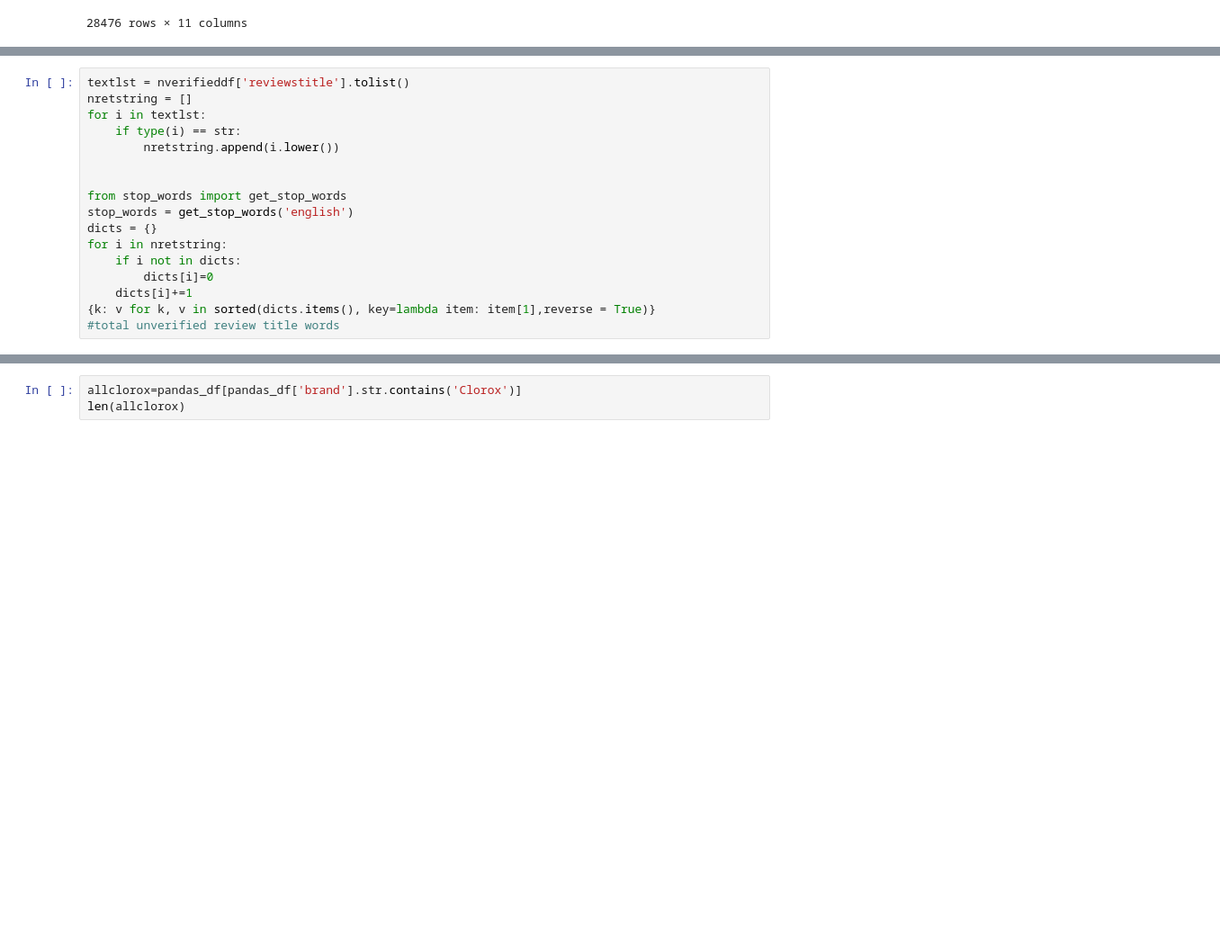
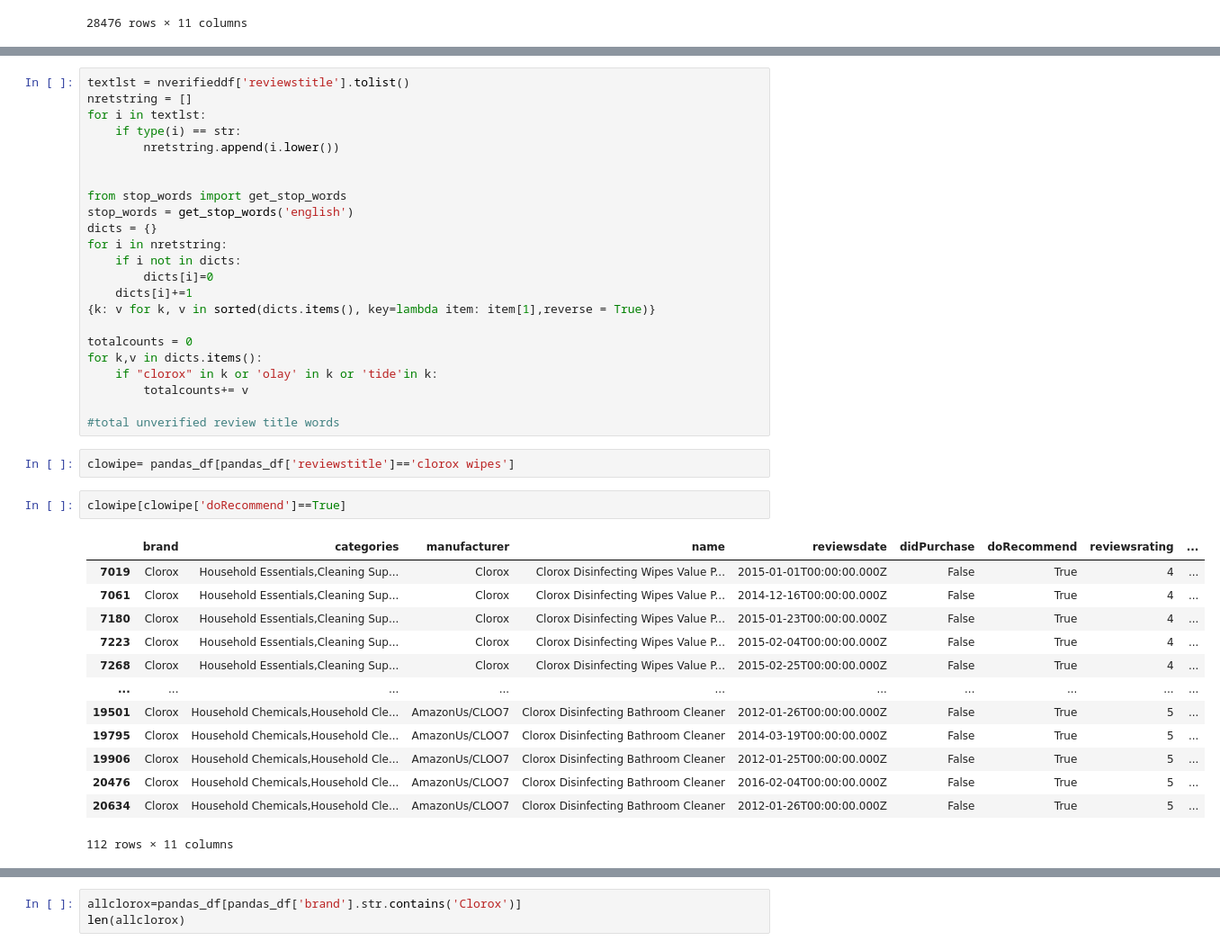
Before and after one commit to shigos/Social-Proof-Analysis-, a Jupyter notebook: notebook/win-note.ipynb, the cells around one changed output, grey strips where cells are left out. Shown at 90% size. Cells and saved outputs as stored; diff of their text form; blank space fills up the shorter version.

```diff
--- a/notebook/win-note.ipynb
+++ b/notebook/win-note.ipynb
@@ -397,4 +568,28 @@ for i in nretstring:
         dicts[i]=0
     dicts[i]+=1
 {k: v for k, v in sorted(dicts.items(), key=lambda item: item[1],reverse = True)}
+
+totalcounts = 0
+for k,v in dicts.items():
+    if "clorox" in k or 'olay' in k or 'tide'in k:
+        totalcounts+= v
+
 #total unverified review title words
+# %%
+clowipe= pandas_df[pandas_df['reviewstitle']=='clorox wipes']
+# %%
+clowipe[clowipe['doRecommend']==True]
+# %% [output]
+|  | brand | categories | manufacturer | name | reviewsdate | didPurchase | doRecommend | reviewsrating | ... |
+| 7019 | Clorox | Household Essentials,Cleaning Sup... | Clorox | Clorox Disinfecting Wipes Value P... | 2015-01-01T00:00:00.000Z | False | True | 4 | ... |
+| 7061 | Clorox | Household Essentials,Cleaning Sup... | Clorox | Clorox Disinfecting Wipes Value P... | 2014-12-16T00:00:00.000Z | False | True | 4 | ... |
+| 7180 | Clorox | Household Essentials,Cleaning Sup... | Clorox | Clorox Disinfecting Wipes Value P... | 2015-01-23T00:00:00.000Z | False | True | 4 | ... |
+| 7223 | Clorox | Household Essentials,Cleaning Sup... | Clorox | Clorox Disinfecting Wipes Value P... | 2015-02-04T00:00:00.000Z | False | True | 4 | ... |
+| 7268 | Clorox | Household Essentials,Cleaning Sup... | Clorox | Clorox Disinfecting Wipes Value P... | 2015-02-25T00:00:00.000Z | False | True | 4 | ... |
+| ... | ... | ... | ... | ... | ... | ... | ... | ... | ... |
+| 19501 | Clorox | Household Chemicals,Household Cle... | AmazonUs/CLOO7 | Clorox Disinfecting Bathroom Cleaner | 2012-01-26T00:00:00.000Z | False | True | 5 | ... |
+| 19795 | Clorox | Household Chemicals,Household Cle... | AmazonUs/CLOO7 | Clorox Disinfecting Bathroom Cleaner | 2014-03-19T00:00:00.000Z | False | True | 5 | ... |
+| 19906 | Clorox | Household Chemicals,Household Cle... | AmazonUs/CLOO7 | Clorox Disinfecting Bathroom Cleaner | 2012-01-25T00:00:00.000Z | False | True | 5 | ... |
+| 20476 | Clorox | Household Chemicals,Household Cle... | AmazonUs/CLOO7 | Clorox Disinfecting Bathroom Cleaner | 2016-02-04T00:00:00.000Z | False | True | 5 | ... |
+| 20634 | Clorox | Household Chemicals,Household Cle... | AmazonUs/CLOO7 | Clorox Disinfecting Bathroom Cleaner | 2012-01-26T00:00:00.000Z | False | True | 5 | ... |
+112 rows × 11 columns
```
Also changed, not shown: parts of 35 cells of this notebook, 2 other files.
